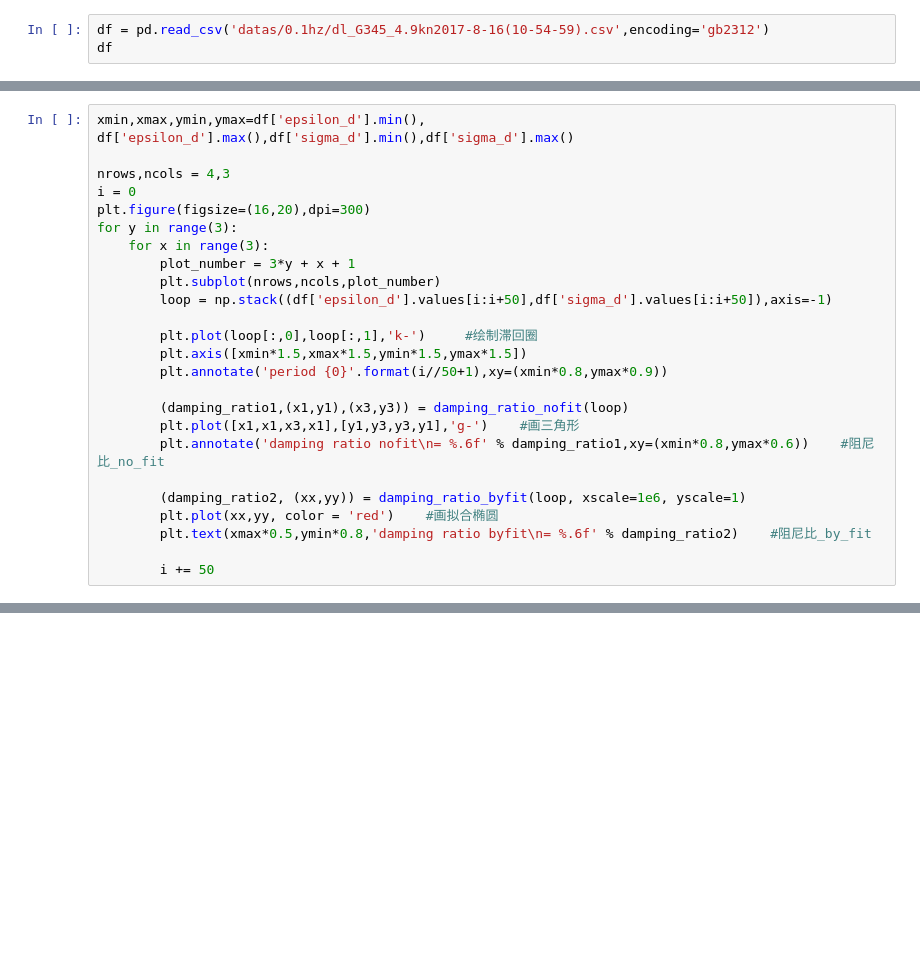
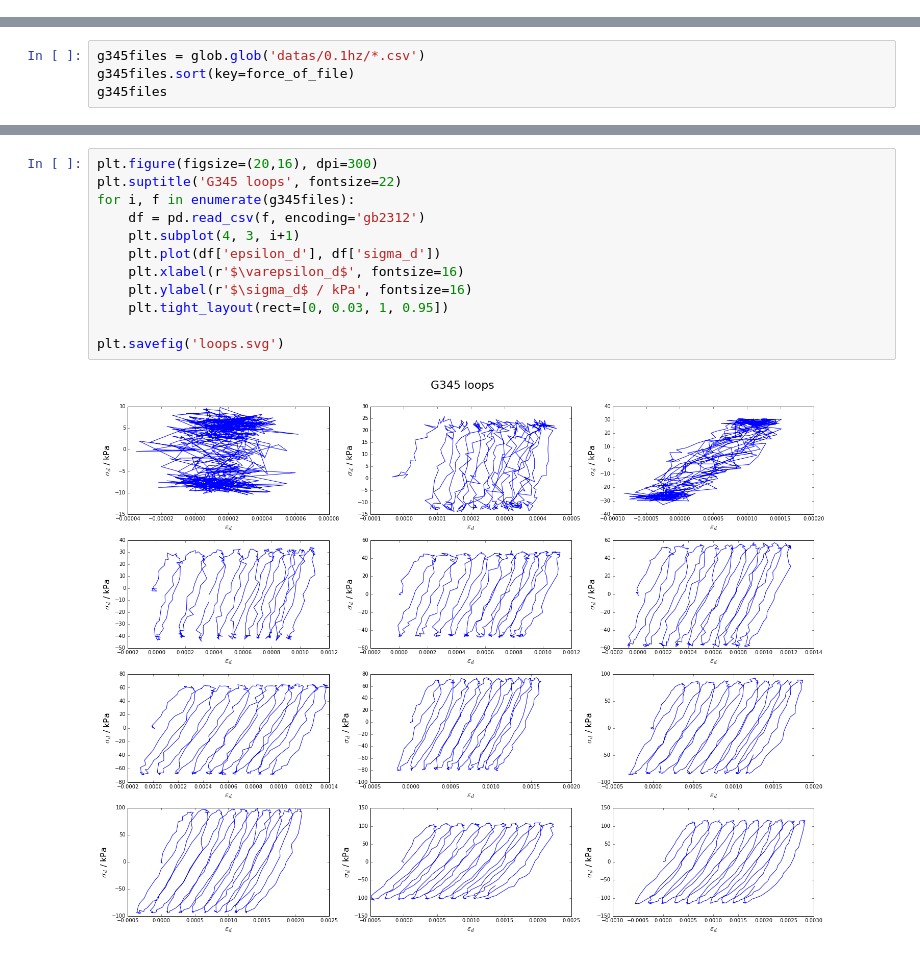
Before and after one commit to FryeT/dongli, a Jupyter notebook: dl_G345/dl_G345.ipynb, the cells around one changed output, grey strips where cells are left out. Drawn from its saved outputs; the diff is of its cells as text; blank space fills up the shorter version.

Commit message:
plot some figs

```diff
--- a/dl_G345/dl_G345.ipynb
+++ b/dl_G345/dl_G345.ipynb
@@ -7,3 +6,0 @@ import pandas as pd
-# %%
-df = pd.read_csv('datas/0.1hz/dl_G345_4.9kn2017-8-16(10-54-59).csv',encoding='gb2312')
-df
@@ -109,25 +6,0 @@ el
-# %%
-xmin,xmax,ymin,ymax=df['epsilon_d'].min(), df['epsilon_d'].max(),df['sigma_d'].min(),df['sigma_d'].max()
-
-nrows,ncols = 4,3
-i = 0
-plt.figure(figsize=(16,20),dpi=300)
-for y in range(3):
-    for x in range(3):
-        plot_number = 3*y + x + 1
-        plt.subplot(nrows,ncols,plot_number)
-        loop = np.stack((df['epsilon_d'].values[i:i+50],df['sigma_d'].values[i:i+50]),axis=-1)
-
-        plt.plot(loop[:,0],loop[:,1],'k-')     #绘制滞回圈
-        plt.axis([xmin*1.5,xmax*1.5,ymin*1.5,ymax*1.5])
-        plt.annotate('period {0}'.format(i//50+1),xy=(xmin*0.8,ymax*0.9))
-
-        (damping_ratio1,(x1,y1),(x3,y3)) = damping_ratio_nofit(loop)
-        plt.plot([x1,x1,x3,x1],[y1,y3,y3,y1],'g-')    #画三角形
-        plt.annotate('damping ratio nofit\n= %.6f' % damping_ratio1,xy=(xmin*0.8,ymax*0.6))    #阻尼比_no_fit
-
-        (damping_ratio2, (xx,yy)) = damping_ratio_byfit(loop, xscale=1e6, yscale=1)
-        plt.plot(xx,yy, color = 'red')    #画拟合椭圆
-        plt.text(xmax*0.5,ymin*0.8,'damping ratio byfit\n= %.6f' % damping_ratio2)    #阻尼比_by_fit
-
-        i += 50
@@ -140,0 +12,4 @@ df['变形'].head(50).plot()
+# %%
+g345files = glob.glob('datas/0.1hz/*.csv')
+g345files.sort(key=force_of_file)
+g345files
@@ -140,0 +29,14 @@ df['变形'].head(50).plot()
+# %%
+plt.figure(figsize=(20,16), dpi=300)
+plt.suptitle('G345 loops', fontsize=22)
+for i, f in enumerate(g345files):
+    df = pd.read_csv(f, encoding='gb2312')
+    plt.subplot(4, 3, i+1)
+    plt.plot(df['epsilon_d'], df['sigma_d'])
+    plt.xlabel(r'$\varepsilon_d$', fontsize=16)
+    plt.ylabel(r'$\sigma_d$ / kPa', fontsize=16)
+    plt.tight_layout(rect=[0, 0.03, 1, 0.95])
+
+plt.savefig('loops.svg')
+# %% [output]
+[figure, added]
```
Also changed, not shown: parts of 14 cells of this notebook, 7 other files.
